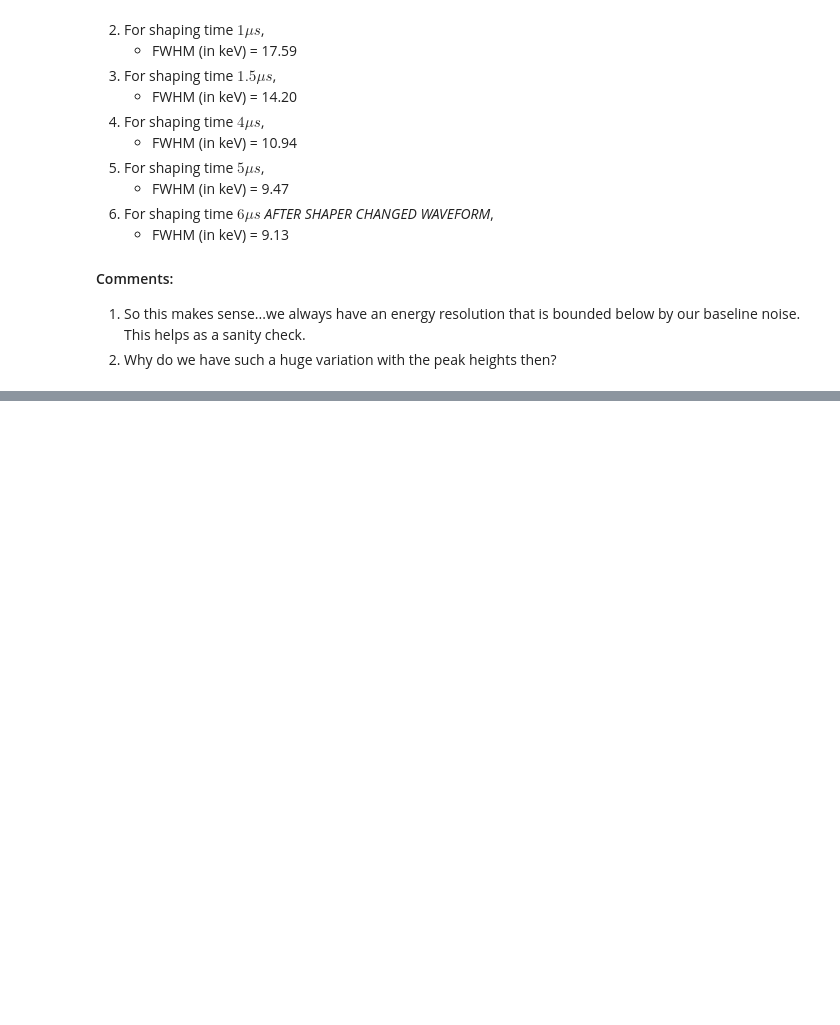
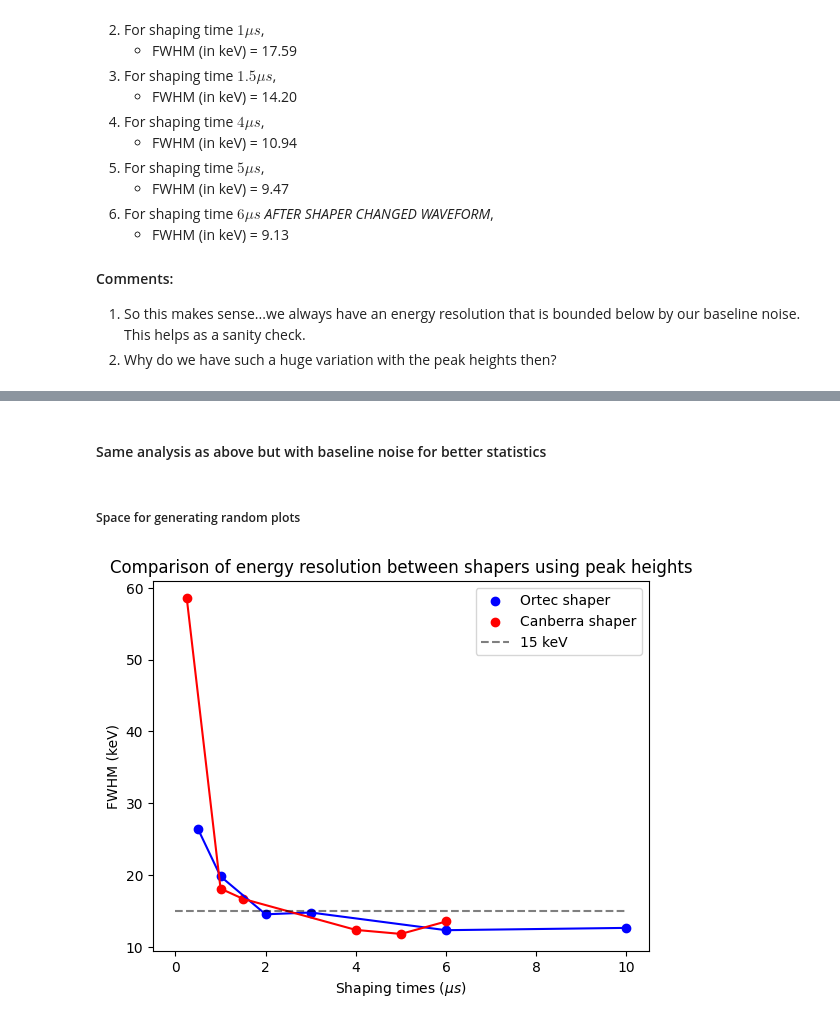
Before and after one commit to arathi-suraj/aramaki-lab-code, a Jupyter notebook: snr.ipynb, the cells around one changed output, grey strips where cells are left out. Saved outputs shown, nothing was run; the diff lists cells and outputs as text; code cells hidden in the pictures; blank space fills up the shorter version.

Commit message:
Added new stuff for comparison between shapers

```diff
--- a/snr.ipynb
+++ b/snr.ipynb
@@ -757,0 +869,22 @@ The FWHM of the baseline noise in energy units is 9.13 keV
+# %% [markdown]
+#### Same analysis as above but with baseline noise for better statistics
+# %% [markdown]
+##### Space for generating random plots
+# %%
+ortec_res = [26.42, 19.82, 14.54, 14.79, 12.33, 12.65]
+ortec_times = [0.5, 1, 2, 3, 6, 10]
+canber_res = [58.59, 18.12, 16.69, 12.37, 11.81, 13.54]
+canber_times = [0.25, 1, 1.5, 4, 5, 6]
+# %%
+plt.scatter(ortec_times, ortec_res, color="blue", label="Ortec shaper")
+plt.scatter(canber_times, canber_res, color="red", label="Canberra shaper")
+plt.plot(ortec_times, ortec_res, color="blue")
+plt.plot(canber_times, canber_res, color="red")
+plt.hlines(15, 0, 10, color="black", alpha=0.5, ls="--", label="15 keV")
+plt.xlabel(r"Shaping times ($\mu s$)")
+plt.ylabel("FWHM (keV)")
+plt.title("Comparison of energy resolution between shapers using peak heights")
+plt.legend()
+plt.show()
+# %% [output]
+[figure, added]
```
Also changed, not shown: parts of 10 cells of this notebook.
